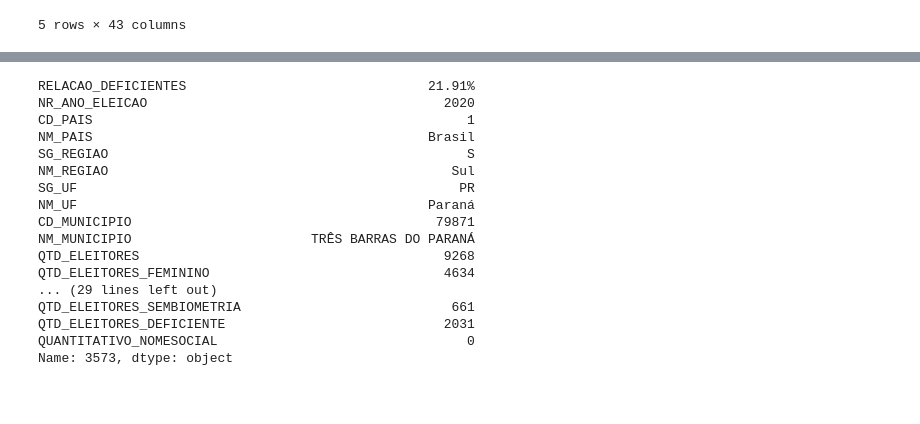
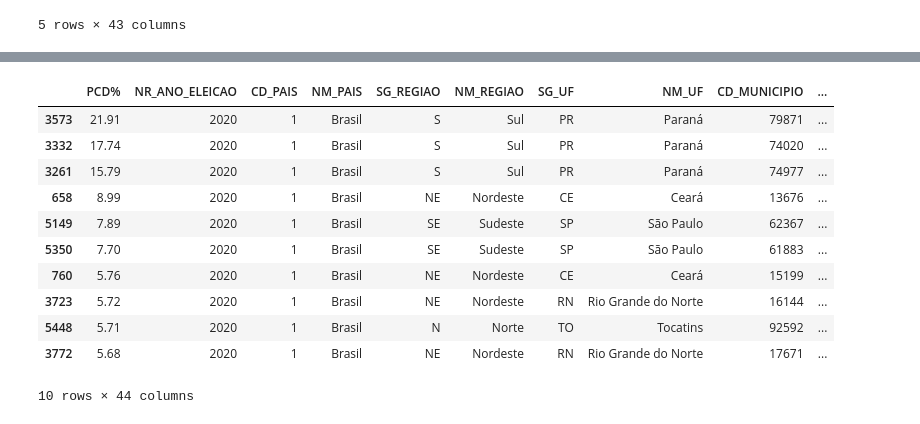
Before and after one commit to kauebr/Eleitorais, a Jupyter notebook: Eleitorado Município 2020/Eleitores_Municipios.ipynb, the cells around one changed output, grey strips where cells are left out. Saved outputs shown, nothing was run; the diff lists cells and outputs as text; code cells hidden in the pictures; blank space fills up the shorter version.

```diff
--- a/Eleitorado Município 2020/Eleitores_Municipios.ipynb
+++ b/Eleitorado Município 2020/Eleitores_Municipios.ipynb
@@ -118,8 +127 @@ df.nlargest(33, 'RELACAO_DEFICIENTES')
 33 rows × 44 columns
-# %%
-c = 0
-for taxa in df['RELACAO_DEFICIENTES']:
-    value = str(f'{taxa:.2f}')+'%'
-    df['RELACAO_DEFICIENTES'][c] = value
-    c += 1
-df.head(10).T
@@ -152,20 +146,16 @@ See the caveats in the documentation: https://pandas.pydata.org/pandas-docs/stab
 # %%
-df.loc[3573]
+#   Listando 10 cidade com maior número de eleitores PCD.
+df.nlargest(10, 'PCD%')
 # %% [output]
+|  | PCD% | NR_ANO_ELEICAO | CD_PAIS | NM_PAIS | SG_REGIAO | NM_REGIAO | SG_UF | NM_UF | CD_MUNICIPIO | ... |
+| 3573 | 21.91 | 2020 | 1 | Brasil | S | Sul | PR | Paraná | 79871 | ... |
+| 3332 | 17.74 | 2020 | 1 | Brasil | S | Sul | PR | Paraná | 74020 | ... |
+| 3261 | 15.79 | 2020 | 1 | Brasil | S | Sul | PR | Paraná | 74977 | ... |
+| 658 | 8.99 | 2020 | 1 | Brasil | NE | Nordeste | CE | Ceará | 13676 | ... |
+| 5149 | 7.89 | 2020 | 1 | Brasil | SE | Sudeste | SP | São Paulo | 62367 | ... |
+| 5350 | 7.70 | 2020 | 1 | Brasil | SE | Sudeste | SP | São Paulo | 61883 | ... |
+| 760 | 5.76 | 2020 | 1 | Brasil | NE | Nordeste | CE | Ceará | 15199 | ... |
+| 3723 | 5.72 | 2020 | 1 | Brasil | NE | Nordeste | RN | Rio Grande do Norte | 16144 | ... |
+| 5448 | 5.71 | 2020 | 1 | Brasil | N | Norte | TO | Tocatins | 92592 | ... |
+| 3772 | 5.68 | 2020 | 1 | Brasil | NE | Nordeste | RN | Rio Grande do Norte | 17671 | ... |
-RELACAO_DEFICIENTES                               21.91%
-NR_ANO_ELEICAO                                      2020
-CD_PAIS                                                1
-NM_PAIS                                           Brasil
-SG_REGIAO                                              S
-NM_REGIAO                                            Sul
-SG_UF                                                 PR
-NM_UF                                             Paraná
-CD_MUNICIPIO                                       79871
-NM_MUNICIPIO                       TRÊS BARRAS DO PARANÁ
-QTD_ELEITORES                                       9268
-QTD_ELEITORES_FEMININO                              4634
-... (29 lines left out)
-QTD_ELEITORES_SEMBIOMETRIA                           661
-QTD_ELEITORES_DEFICIENTE                            2031
-QUANTITATIVO_NOMESOCIAL                                0
-Name: 3573, dtype: object
+10 rows × 44 columns
```
Also changed, not shown: parts of 12 cells of this notebook.
